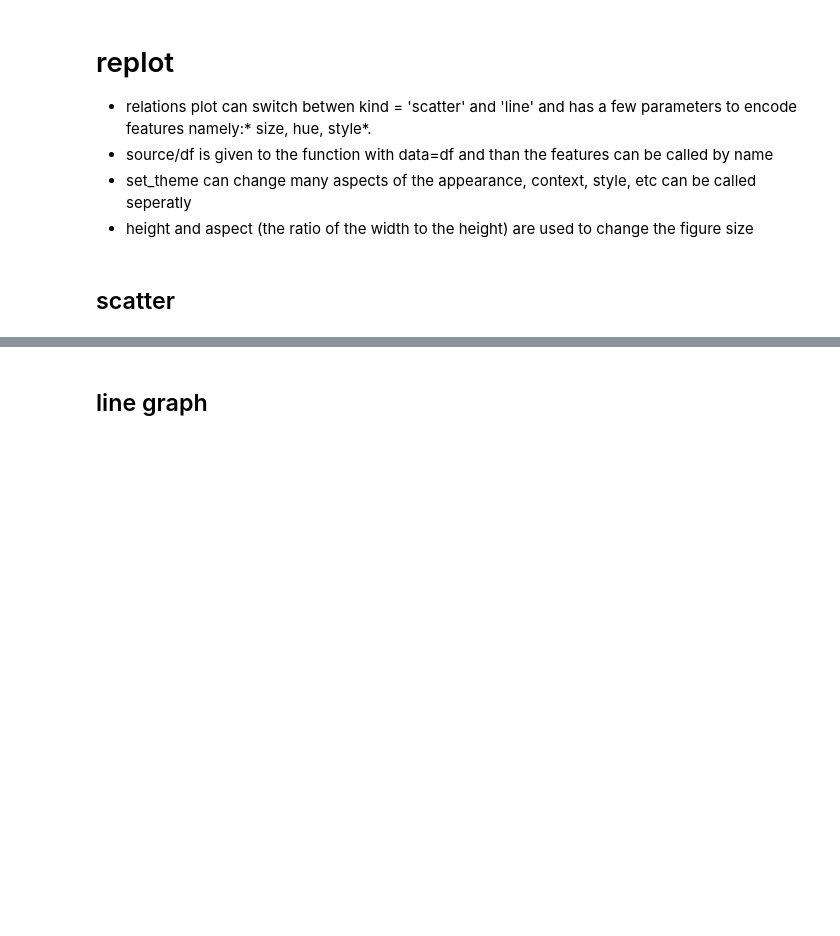
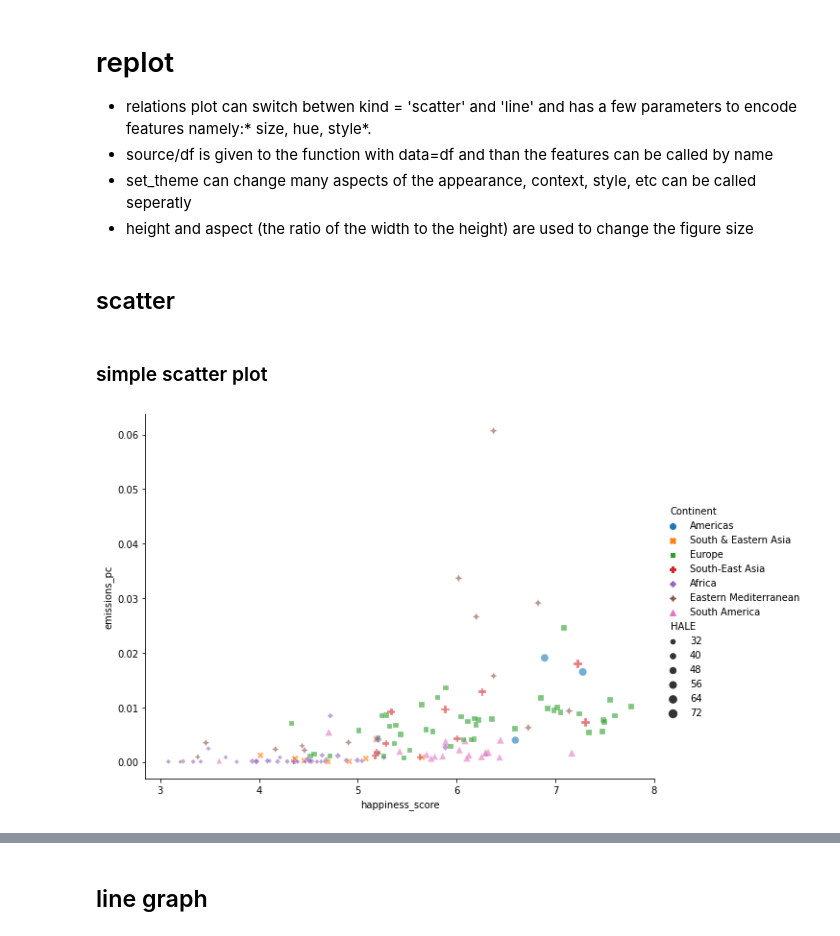
Before and after one commit to MaCoZu/notebooks, a Jupyter notebook: 03.2_Viz_seaborn.ipynb, the cells around one changed output, grey strips where cells are left out. Saved outputs shown, nothing was run; the diff lists cells and outputs as text; code cells hidden in the pictures; blank space fills up the shorter version.

Commit message:
data preparation

```diff
--- a/03.2_Viz_seaborn.ipynb
+++ b/03.2_Viz_seaborn.ipynb
@@ -146,3 +142,19 @@ features namely:* size, hue, style*.
 - height and aspect (the ratio of the width to the height) are used to change the figure size
 # %% [markdown]
 ## scatter
+# %% [markdown]
+### simple scatter plot
+# %%
+plot = sns.relplot(
+    data=emissions,
+    kind='scatter',
+    x="happiness_score",
+    y="emissions_pc",
+    style='Continent',
+    hue='Continent',
+    size='HALE',
+    alpha=0.6,  # transparency
+    height=6,
+    aspect=1.4)
+# %% [output]
+[figure, added]
```
Also changed, not shown: parts of 10 cells of this notebook.
